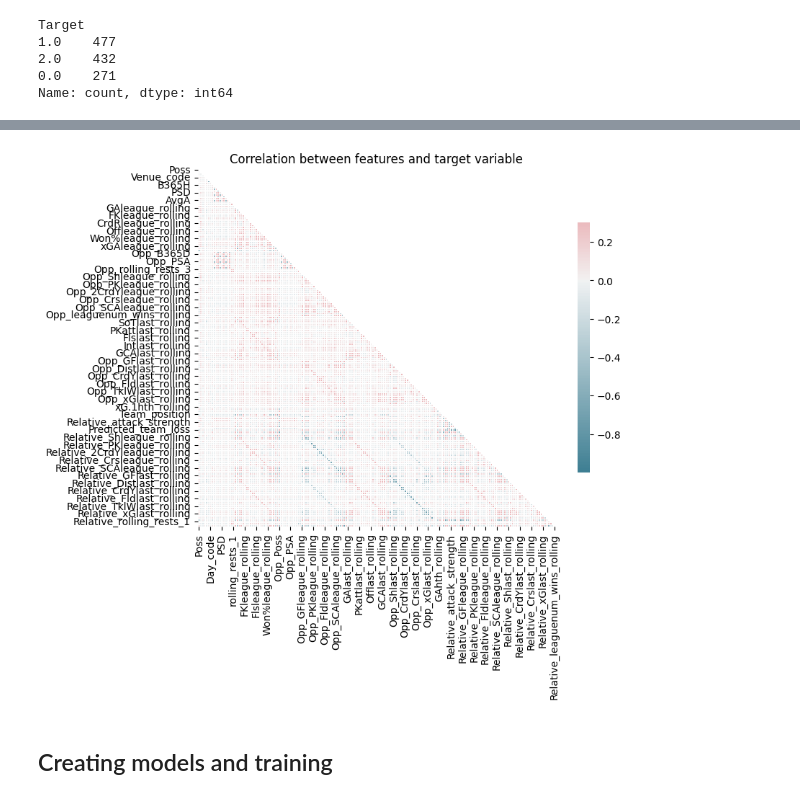
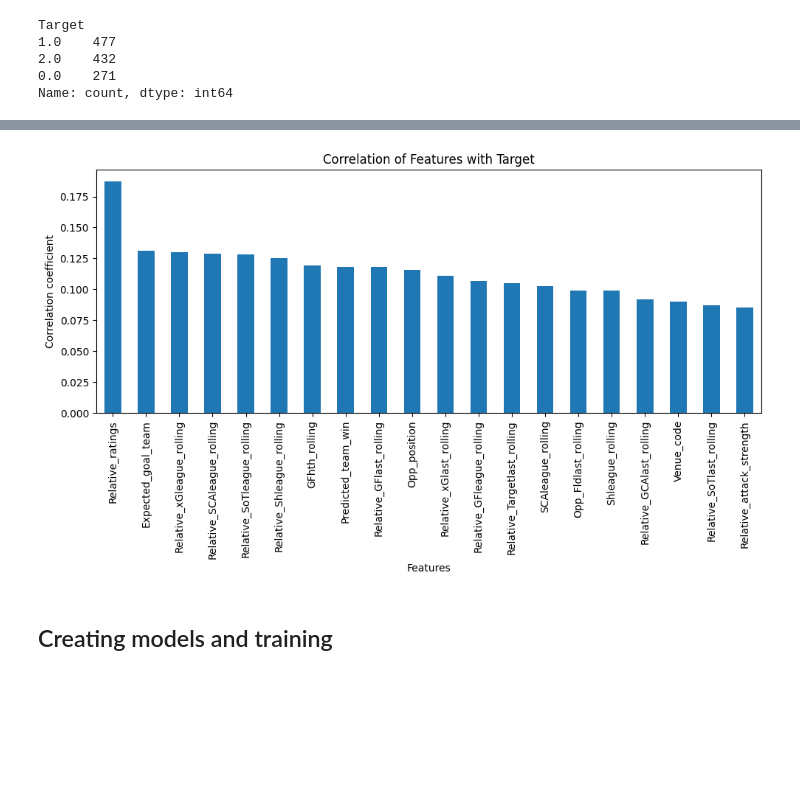
Before and after one commit to Ivan-engunsw/FPLPredict, a Jupyter notebook: model.ipynb, the cells around one changed output, grey strips where cells are left out. Cells and saved outputs as stored; diff of their text form; code cells hidden in the pictures; blank space fills up the shorter version.

```diff
--- a/model.ipynb
+++ b/model.ipynb
@@ -355,11 +285,8 @@ history_matches['Opponent'] = history_matches['Away']
-# %%
-history_matches = history_matches.merge(odds_matches, how='left', left_on=['Date', 'Team', 'Away'],
-                        right_on=['Date', 'HomeTeam', 'AwayTeam'])
 # %%
 history_matches = history_matches.drop(columns=['Time', 'Day', 'Venue',
                                                 'Attendance',
                                                 'Notes', 'Referee',
-                                                'Home', 'Away', 'HomeTeam', 'AwayTeam'])
+                                                'Home', 'Away'])
 # %%
 history_matches.dtypes
 # %% [output]
@@ -564,5 +498,9 @@ team_matches
 # %%
-team_matches = team_matches[team_matches['hthnum_wins_rolling'].notna()]
+# reducing dataframe to unique matches only
+# since the hth matches only have one match per match up, the merging above
+# would only match to one particular match, hence we compute match key on matches
+# where hthnum_wins_rolling is not NaN
+team_matches = team_matches[team_matches['hthnum_wins_rolling'].notna()].copy()
 team_matches['Match_key'] = team_matches.apply(lambda row: tuple(sorted([row['Team'], row['Opponent']])), axis=1)
 
 team_matches = team_matches.drop_duplicates(subset=['Match_key', 'Date'])
@@ -733,7 +679,5 @@ team_matches = team_matches.drop(columns=columns_to_drop)
 future_matches = team_matches[team_matches['Target'].isna()]
 past_matches = team_matches[team_matches['Target'].notna()]
-# %%
-past_matches = past_matches[past_matches['AvgH'].notna()].copy()
 # %%
 print(future_matches.shape)
 past_matches.shape
@@ -765,25 +702,20 @@ Name: count, dtype: int64
 # %%
 train = past_matches[past_matches['Season'] <= SEASON_SPLIT]
-data = train.drop(columns=['Date'])
+data = train.drop(columns=['Date', 'Target'])
 
-# compute the correlation matrix
-corr_mat = data.corr()
+# compute the correlation of features with Target
+corr_with_target = data.corrwith(train['Target']).sort_values(ascending=False)
 
-# mask out upper triangle (correlation matrices are symmetric)
-mask = np.zeros_like(corr_mat, dtype=bool)
-mask[np.triu_indices_from(mask)] = True
-
-
-f, ax = plt.subplots(figsize=(8, 9))
-# generate custom colormap
-cmap = sns.diverging_palette(220, 10, as_cmap=True)
-sns.heatmap(corr_mat, mask=mask, cmap=cmap, vmax=.3, center=0,
-            square=True, linewidths=.5, cbar_kws={"shrink": .5})
-
-plt.title('Correlation between features and target variable')
+plt.figure(figsize=(10, 6))
+corr_with_target.head(20).plot(kind='bar')
+plt.title("Correlation of Features with Target")
+plt.ylabel("Correlation coefficient")
+plt.xlabel("Features")
+plt.xticks(rotation=90)
+plt.tight_layout()
 plt.show()
 # %% [output]
-[figure, old version]
+[figure, new version]
 # %% [markdown]
 ## Creating models and training
 # %%
```
Also changed, not shown: parts of 64 cells of this notebook.
